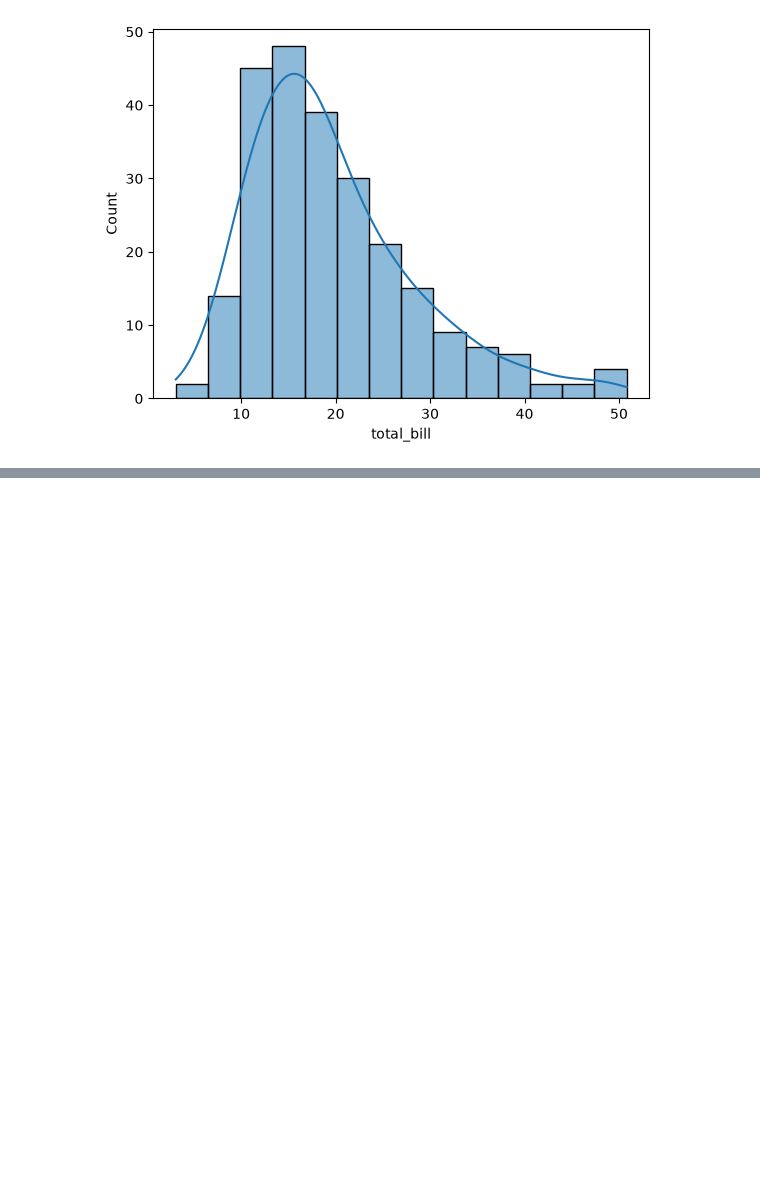
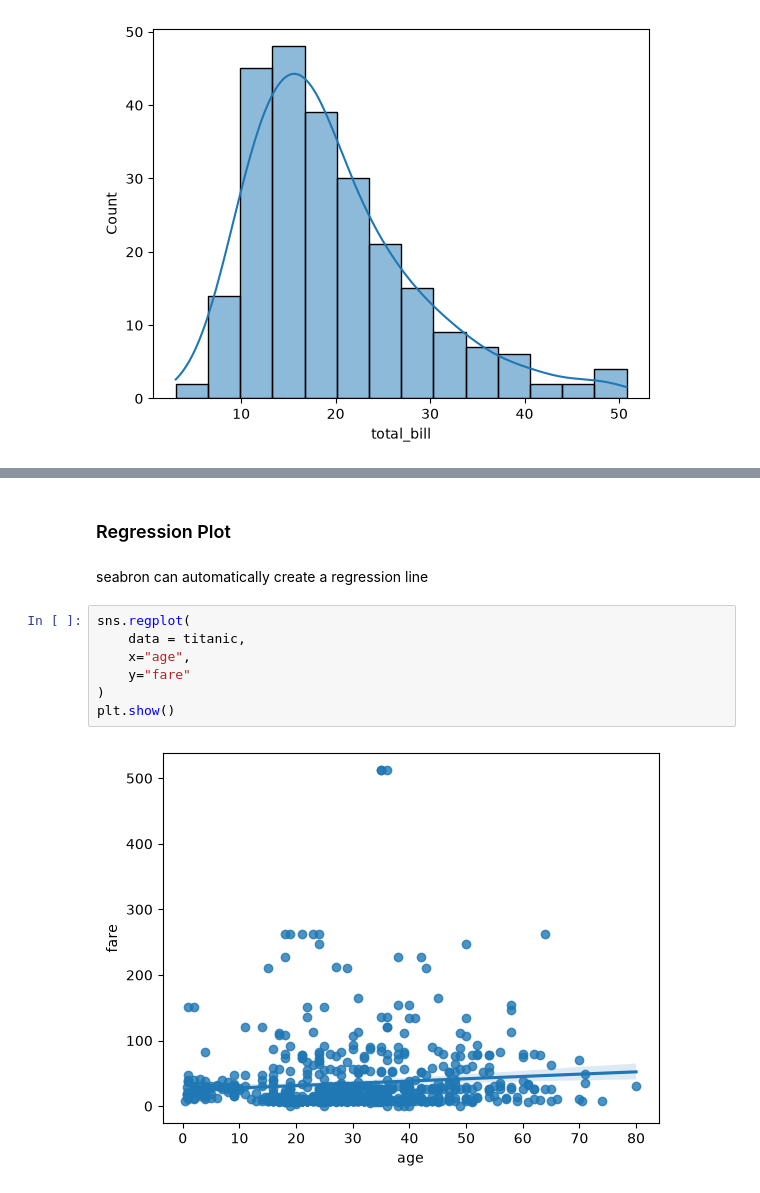
Before and after one commit to manukumsr54/Python-College, a Jupyter notebook: day1.seaborn.ipynb, the cells around one changed output, grey strips where cells are left out. Saved outputs shown, nothing was run; the diff lists cells and outputs as text; blank space fills up the shorter version.

```diff
--- a/day1.seaborn.ipynb
+++ b/day1.seaborn.ipynb
@@ -128,0 +145,13 @@ plt.show()
+# %% [markdown]
+### Regression Plot
+# %% [markdown]
+seabron can automatically create a regression line
+# %%
+sns.regplot(
+    data = titanic,
+    x="age",
+    y="fare"
+)
+plt.show()
+# %% [output]
+[figure, added]
```
Also changed, not shown: parts of 5 cells of this notebook, 1 other file.
